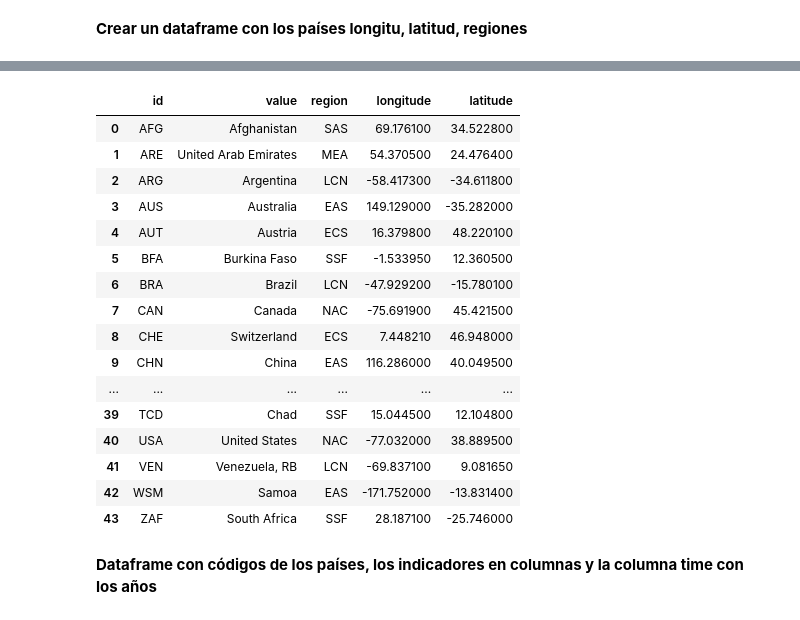
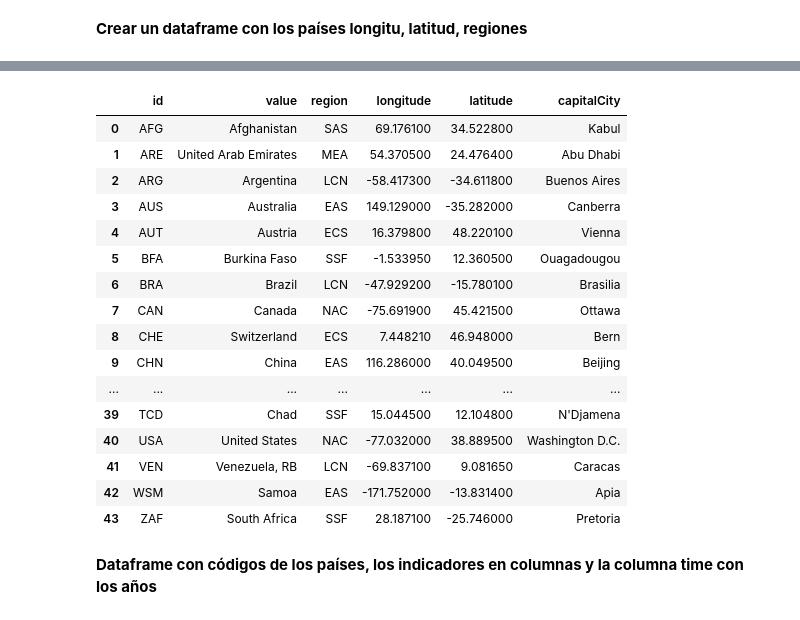
Before and after one commit to fercof87/PF-Esperanza-De-Vida, a Jupyter notebook: data api/data_api_opt.ipynb, the cells around one changed output, grey strips where cells are left out. Saved outputs shown, nothing was run; the diff lists cells and outputs as text; code cells hidden in the pictures.

```diff
--- a/data api/data_api_opt.ipynb
+++ b/data api/data_api_opt.ipynb
@@ -30,27 +49,27 @@ indicators_list = [
 # %%
 countries = wb.economy.list()
 df_countries = pd.DataFrame(countries)
 # Generar Data Frame de los 34 paises a estudiar
-df_countries = df_countries[df_countries['id'].isin(countries_list)][['id', 'value', 'region', 'longitude', 'latitude']].reset_index(drop=True)
+df_countries = df_countries[df_countries['id'].isin(countries_list)][['id', 'value', 'region', 'longitude', 'latitude', 'capitalCity']].reset_index(drop=True)
 df_countries
 # %% [output]
-|  | id | value | region | longitude | latitude |
-| 0 | AFG | Afghanistan | SAS | 69.176100 | 34.522800 |
-| 1 | ARE | United Arab Emirates | MEA | 54.370500 | 24.476400 |
-| 2 | ARG | Argentina | LCN | -58.417300 | -34.611800 |
-| 3 | AUS | Australia | EAS | 149.129000 | -35.282000 |
-| 4 | AUT | Austria | ECS | 16.379800 | 48.220100 |
-| 5 | BFA | Burkina Faso | SSF | -1.533950 | 12.360500 |
-| 6 | BRA | Brazil | LCN | -47.929200 | -15.780100 |
-| 7 | CAN | Canada | NAC | -75.691900 | 45.421500 |
-| 8 | CHE | Switzerland | ECS | 7.448210 | 46.948000 |
-| 9 | CHN | China | EAS | 116.286000 | 40.049500 |
-| ... | ... | ... | ... | ... | ... |
-| 39 | TCD | Chad | SSF | 15.044500 | 12.104800 |
-| 40 | USA | United States | NAC | -77.032000 | 38.889500 |
-| 41 | VEN | Venezuela, RB | LCN | -69.837100 | 9.081650 |
-| 42 | WSM | Samoa | EAS | -171.752000 | -13.831400 |
-| 43 | ZAF | South Africa | SSF | 28.187100 | -25.746000 |
+|  | id | value | region | longitude | latitude | capitalCity |
+| 0 | AFG | Afghanistan | SAS | 69.176100 | 34.522800 | Kabul |
+| 1 | ARE | United Arab Emirates | MEA | 54.370500 | 24.476400 | Abu Dhabi |
+| 2 | ARG | Argentina | LCN | -58.417300 | -34.611800 | Buenos Aires |
+| 3 | AUS | Australia | EAS | 149.129000 | -35.282000 | Canberra |
+| 4 | AUT | Austria | ECS | 16.379800 | 48.220100 | Vienna |
+| 5 | BFA | Burkina Faso | SSF | -1.533950 | 12.360500 | Ouagadougou |
+| 6 | BRA | Brazil | LCN | -47.929200 | -15.780100 | Brasilia |
+| 7 | CAN | Canada | NAC | -75.691900 | 45.421500 | Ottawa |
+| 8 | CHE | Switzerland | ECS | 7.448210 | 46.948000 | Bern |
+| 9 | CHN | China | EAS | 116.286000 | 40.049500 | Beijing |
+| ... | ... | ... | ... | ... | ... | ... |
+| 39 | TCD | Chad | SSF | 15.044500 | 12.104800 | N'Djamena |
+| 40 | USA | United States | NAC | -77.032000 | 38.889500 | Washington D.C. |
+| 41 | VEN | Venezuela, RB | LCN | -69.837100 | 9.081650 | Caracas |
+| 42 | WSM | Samoa | EAS | -171.752000 | -13.831400 | Apia |
+| 43 | ZAF | South Africa | SSF | 28.187100 | -25.746000 | Pretoria |
 # %% [markdown]
 **Dataframe con códigos de los países, los indicadores en columnas y la columna time con los años**
 # %%
```
Also changed, not shown: parts of 10 cells of this notebook, 6 other files.
